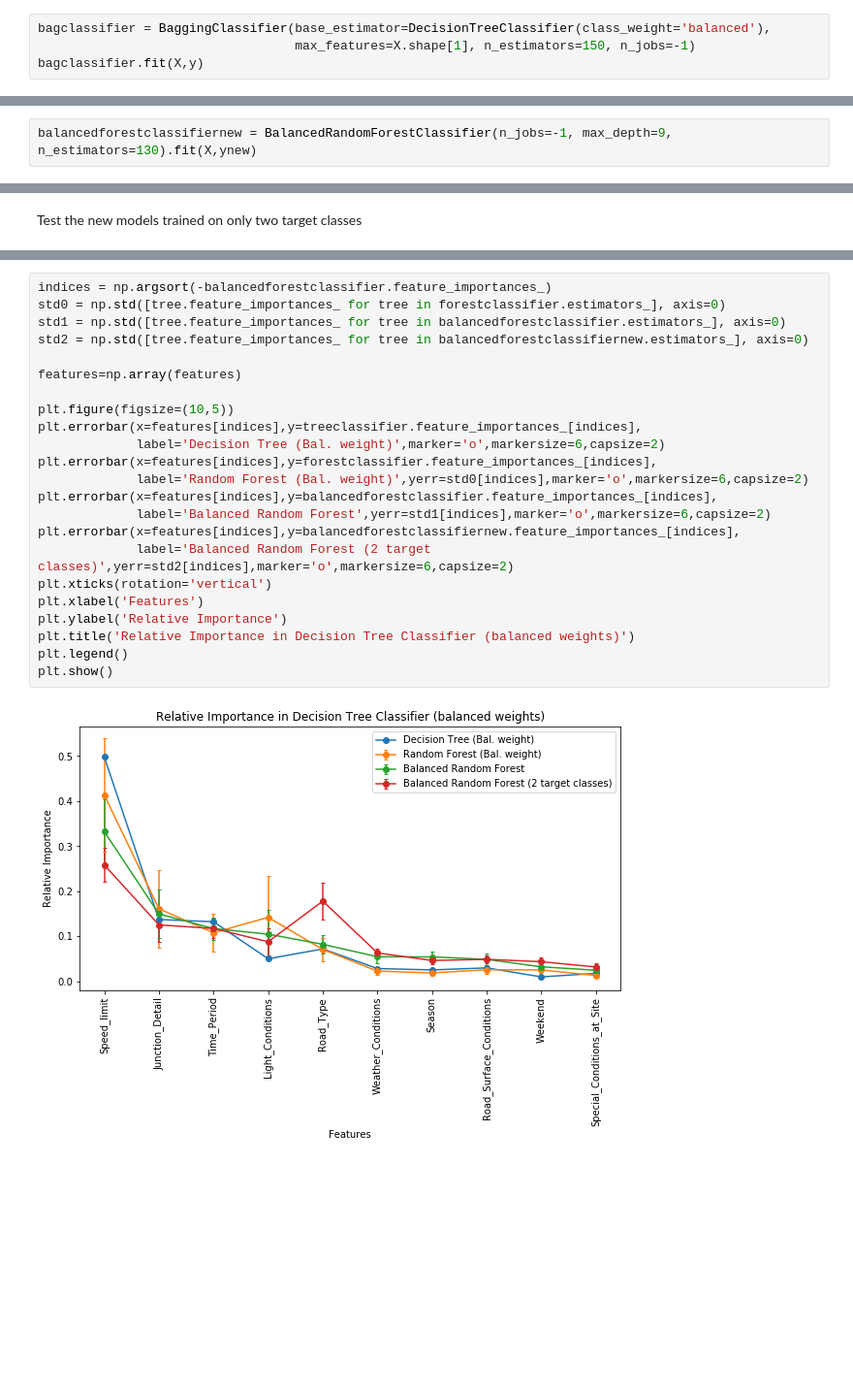
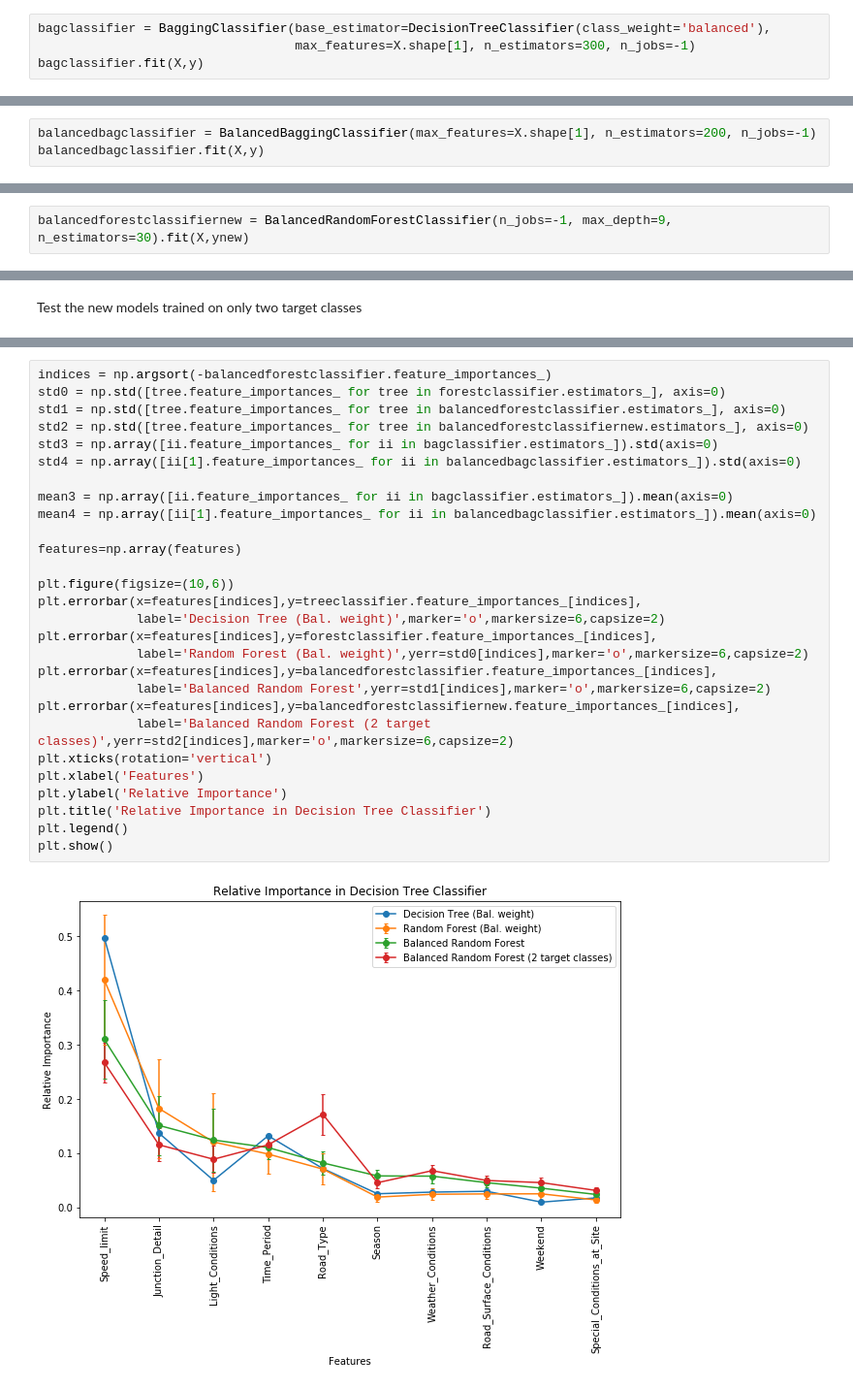
Before and after one commit to AntonioBL/Coursera_Capstone, a Jupyter notebook: capstone.ipynb, the cells around one changed output, grey strips where cells are left out. Shown at 97% size. Cells and saved outputs as stored; diff of their text form; blank space fills up the shorter version.

```diff
--- a/capstone.ipynb
+++ b/capstone.ipynb
@@ -940,7 +951,7 @@ Best n_estimators from cross validation (4 folds):  135
 The values of balanced accuracy does not change much with the number of estimators in the range 100-300.
 # %%
 bagclassifier = BaggingClassifier(base_estimator=DecisionTreeClassifier(class_weight='balanced'),
-                                  max_features=X.shape[1], n_estimators=150, n_jobs=-1)
+                                  max_features=X.shape[1], n_estimators=300, n_jobs=-1)
 bagclassifier.fit(X,y)
 # %% [output]
 BaggingClassifier(base_estimator=DecisionTreeClassifier(class_weight='balanced'),
@@ -1029,0 +1076,3 @@ forestclassifier = RandomForestClassifier(n_jobs=-1, class_weight='balanced', ma
+# %%
+balancedbagclassifier = BalancedBaggingClassifier(max_features=X.shape[1], n_estimators=200, n_jobs=-1)
+balancedbagclassifier.fit(X,y)
@@ -1263,2 +1327,2 @@ CV_rfc2.best_score_
 # %%
-balancedforestclassifiernew = BalancedRandomForestClassifier(n_jobs=-1, max_depth=9, n_estimators=130).fit(X,ynew)
+balancedforestclassifiernew = BalancedRandomForestClassifier(n_jobs=-1, max_depth=9, n_estimators=30).fit(X,ynew)
@@ -1317,25 +1387,30 @@ plt.show()
 # %%
 indices = np.argsort(-balancedforestclassifier.feature_importances_)
 std0 = np.std([tree.feature_importances_ for tree in forestclassifier.estimators_], axis=0)
 std1 = np.std([tree.feature_importances_ for tree in balancedforestclassifier.estimators_], axis=0)
 std2 = np.std([tree.feature_importances_ for tree in balancedforestclassifiernew.estimators_], axis=0)
+std3 = np.array([ii.feature_importances_ for ii in bagclassifier.estimators_]).std(axis=0)
+std4 = np.array([ii[1].feature_importances_ for ii in balancedbagclassifier.estimators_]).std(axis=0)
+
+mean3 = np.array([ii.feature_importances_ for ii in bagclassifier.estimators_]).mean(axis=0)
+mean4 = np.array([ii[1].feature_importances_ for ii in balancedbagclassifier.estimators_]).mean(axis=0)
 
 features=np.array(features)
 
-plt.figure(figsize=(10,5))
+plt.figure(figsize=(10,6))
 plt.errorbar(x=features[indices],y=treeclassifier.feature_importances_[indices],
              label='Decision Tree (Bal. weight)',marker='o',markersize=6,capsize=2)
 plt.errorbar(x=features[indices],y=forestclassifier.feature_importances_[indices],
              label='Random Forest (Bal. weight)',yerr=std0[indices],marker='o',markersize=6,capsize=2)
 plt.errorbar(x=features[indices],y=balancedforestclassifier.feature_importances_[indices],
              label='Balanced Random Forest',yerr=std1[indices],marker='o',markersize=6,capsize=2)
 plt.errorbar(x=features[indices],y=balancedforestclassifiernew.feature_importances_[indices],
              label='Balanced Random Forest (2 target classes)',yerr=std2[indices],marker='o',markersize=6,capsize=2)
 plt.xticks(rotation='vertical')
 plt.xlabel('Features')
 plt.ylabel('Relative Importance')
-plt.title('Relative Importance in Decision Tree Classifier (balanced weights)')
+plt.title('Relative Importance in Decision Tree Classifier')
 plt.legend()
 plt.show()
 # %% [output]
-[figure, old version]
+[figure, new version]
```
Also changed, not shown: parts of 33 cells of this notebook.
